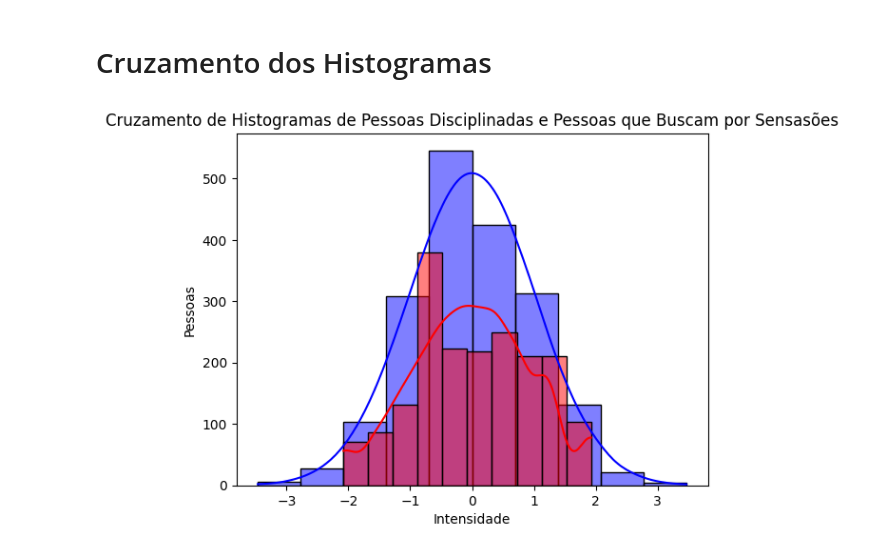
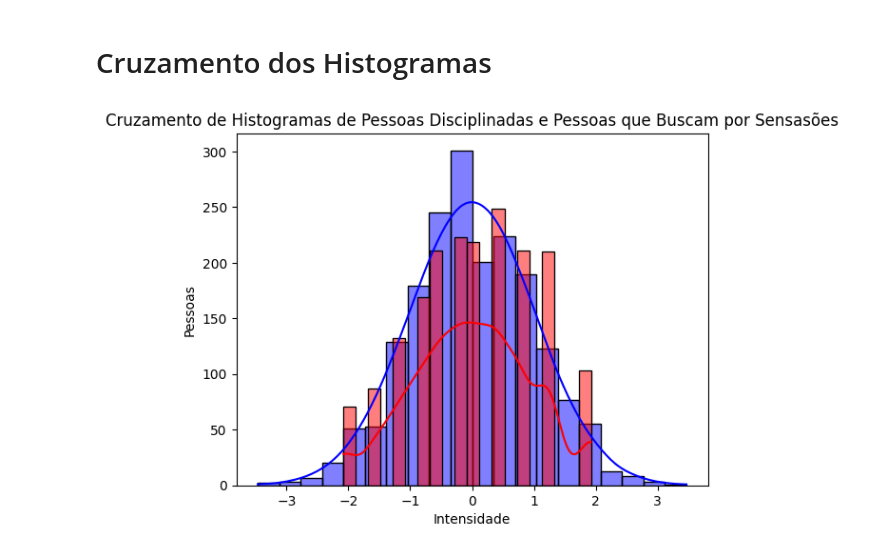
Before and after one commit to BryanYunche/Z-score-e-Binomial-Distribution-Claudomiro-Atividade-01, a Jupyter notebook: LLM_Atividade01.ipynb, the cells around one changed output. Saved outputs shown, nothing was run; the diff lists cells and outputs as text; code cells hidden in the pictures.

Commit message:
Teste de sobreposição de Histogramas com apenas as fetures em relacionar com classes de drogas.

```diff
--- a/LLM_Atividade01.ipynb
+++ b/LLM_Atividade01.ipynb
@@ -195,16 +187,21 @@ plt.show()
 # %% [markdown]
 # Cruzamento dos Histogramas
 # %%
+# Vou testar os diferentes valores de bins e sobrepor os Histogramas
+
+# Irei utilizar um valor padrão agora pois irei restar a sobreposição dos histogramas para cada classe de droga dentro do dataset,
+n_bins = 20
+
 # Cruzamento dos Histogramas
 sns.histplot(df['Pessoa_Disciplinada'], bins=n_bins, color='blue', alpha=0.5, kde=True)
 sns.histplot(df['Pessoa_Adrenalina'], bins=n_bins, color='red', alpha=0.5, kde=True)
 
 # Legendas do Histograma
 plt.title('Cruzamento de Histogramas de Pessoas Disciplinadas e Pessoas que Buscam por Sensasões')
 plt.xlabel('Intensidade')
 plt.ylabel('Pessoas')
 
 # Show plot
 plt.show()
 # %% [output]
-[figure, old version]
+[figure, new version]
```
Also changed, not shown: parts of 9 cells of this notebook.
